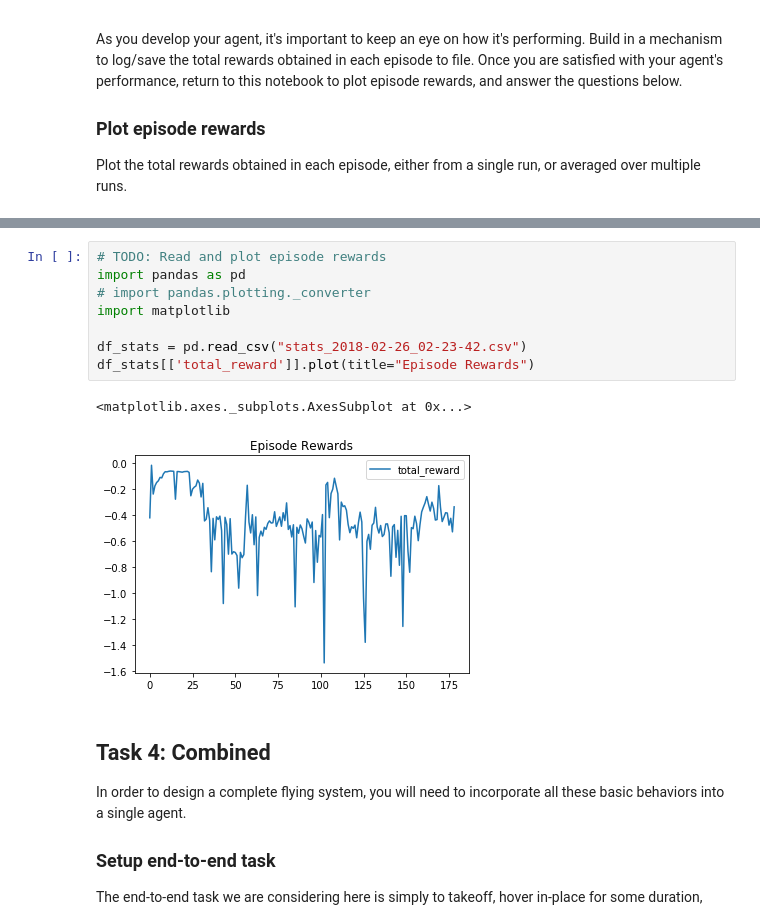
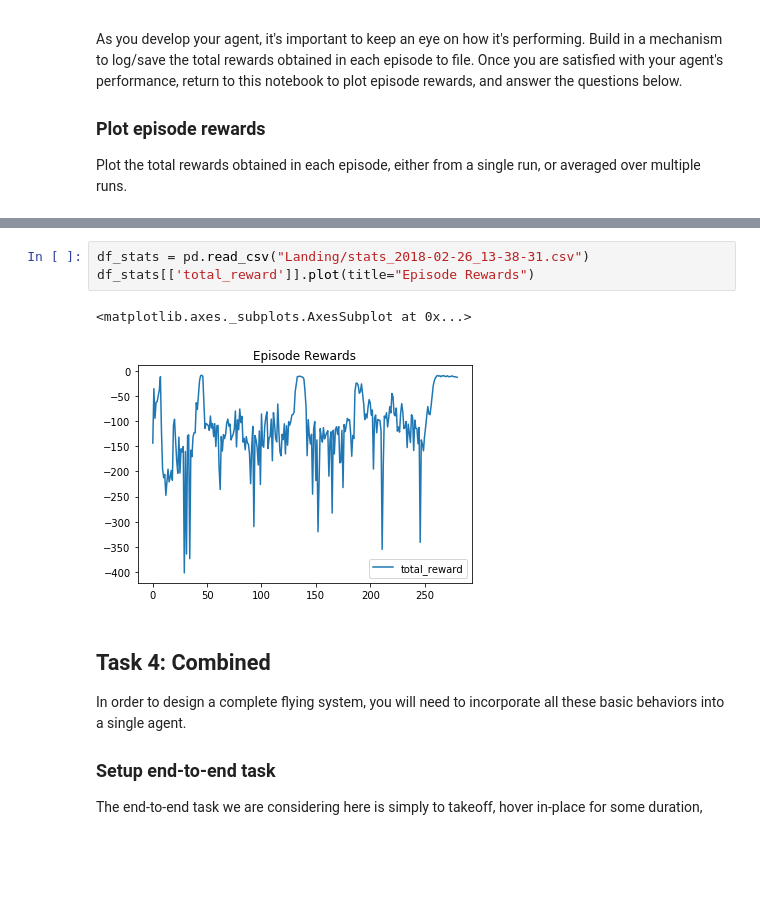
Before and after one commit to JPatrick9793/RL-Quadcopter, a Jupyter notebook: quad_controller_rl/notebooks/RL-Quadcopter.ipynb, the cells around one changed output, grey strips where cells are left out. Cells and saved outputs as stored; diff of their text form; blank space fills up the shorter version.

```diff
--- a/quad_controller_rl/notebooks/RL-Quadcopter.ipynb
+++ b/quad_controller_rl/notebooks/RL-Quadcopter.ipynb
@@ -219,16 +234,11 @@ Once you're satisfied with your task definition, create another agent or repurpo
 
 As before, plot the episode rewards, either from a single run, or averaged over multiple runs. This task is a little different from the previous ones, since you're starting in the air. Was it harder to learn? Why/why not?
 # %%
-# TODO: Read and plot episode rewards
-import pandas as pd
-# import pandas.plotting._converter
-import matplotlib
-
-df_stats = pd.read_csv("stats_2018-02-26_02-23-42.csv")
+df_stats = pd.read_csv("Landing/stats_2018-02-26_13-38-31.csv")
 df_stats[['total_reward']].plot(title="Episode Rewards")
 # %% [output]
 <matplotlib.axes._subplots.AxesSubplot at 0x...>
-[figure, old version]
+[figure, new version]
 # %% [markdown]
 ## Task 4: Combined
 
```
Also changed, not shown: parts of 5 cells of this notebook, 18 other files.
